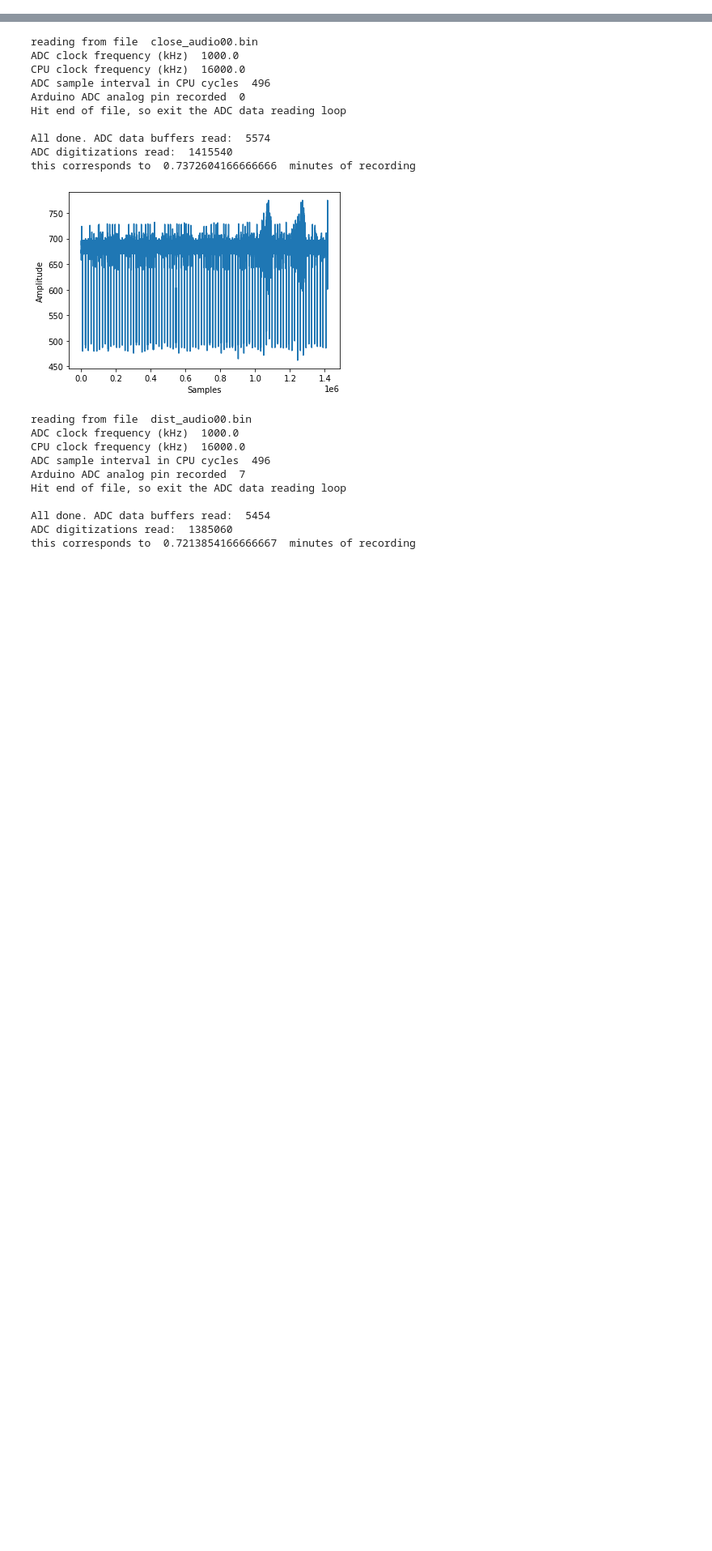
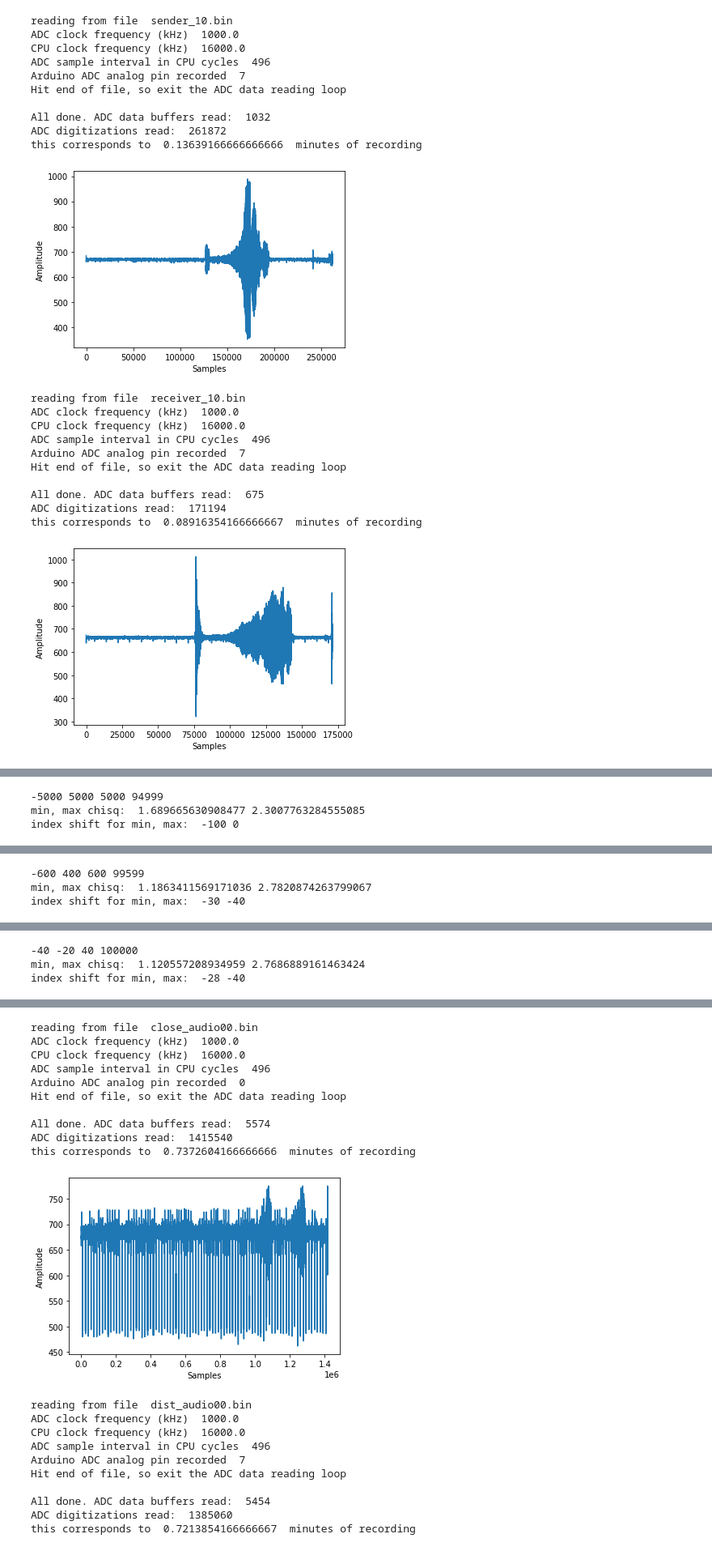
Before and after one commit to abyssmu/Phys398-Datalogger, a Jupyter notebook: Analysis/analysis.ipynb, the cells around one changed output, grey strips where cells are left out. Shown at 81% size. Saved outputs shown, nothing was run; the diff lists cells and outputs as text; code cells hidden in the pictures; blank space fills up the shorter version.

```diff
--- a/Analysis/analysis.ipynb
+++ b/Analysis/analysis.ipynb
@@ -179,0 +306,34 @@ def chi_square(senderFile, receiverFile, meta_send, meta_receive, audtxt_send, a
+# %%
+num = '10'
+meta = '10'
+senderFile = 'sender_'+num+'.bin'
+receiverFile = 'receiver_'+num+'.bin'
+meta_send = 'sender_met_'+meta+'.txt'
+meta_receive = 'receiver_met_'+meta+'.txt'
+audtxt_send = 'sender_aud_'+meta+'.txt'
+audtxt_receive = 'receiver_aud_'+meta+'.txt'
+chi_square(senderFile, receiverFile, meta_send, meta_receive, audtxt_send, audtxt_receive,
+           int(1.2e5), int(6.9e4), int(1e5))
+# %% [output]
+reading from file  sender_10.bin
+ADC clock frequency (kHz)  1000.0
+CPU clock frequency (kHz)  16000.0
+ADC sample interval in CPU cycles  496
+Arduino ADC analog pin recorded  7
+Hit end of file, so exit the ADC data reading loop
+
+All done. ADC data buffers read:  1032
+ADC digitizations read:  261872
+this corresponds to  0.13639166666666666  minutes of recording
+[figure, added]
+reading from file  receiver_10.bin
+ADC clock frequency (kHz)  1000.0
+CPU clock frequency (kHz)  16000.0
+ADC sample interval in CPU cycles  496
+Arduino ADC analog pin recorded  7
+Hit end of file, so exit the ADC data reading loop
+
+All done. ADC data buffers read:  675
+ADC digitizations read:  171194
+this corresponds to  0.08916354166666667  minutes of recording
+[figure, added]
@@ -179,0 +341,3 @@ def chi_square(senderFile, receiverFile, meta_send, meta_receive, audtxt_send, a
+-5000 5000 5000 94999
+min, max chisq:  1.689665630908477 2.3007763284555085
+index shift for min, max:  -100 0
@@ -179,0 +345,3 @@ def chi_square(senderFile, receiverFile, meta_send, meta_receive, audtxt_send, a
+-600 400 600 99599
+min, max chisq:  1.1863411569171036 2.7820874263799067
+index shift for min, max:  -30 -40
@@ -179,0 +349,3 @@ def chi_square(senderFile, receiverFile, meta_send, meta_receive, audtxt_send, a
+-40 -20 40 100000
+min, max chisq:  1.120557208934959 2.7686889161463424
+index shift for min, max:  -28 -40
```
Also changed, not shown: parts of 7 cells of this notebook.
